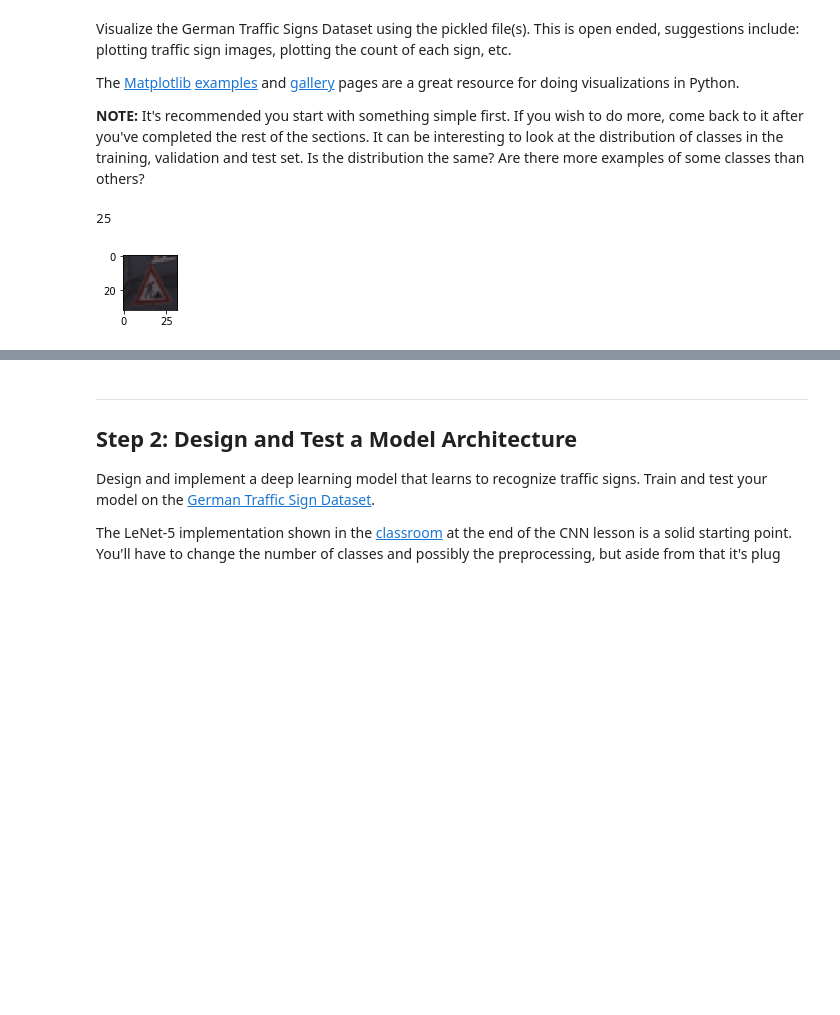
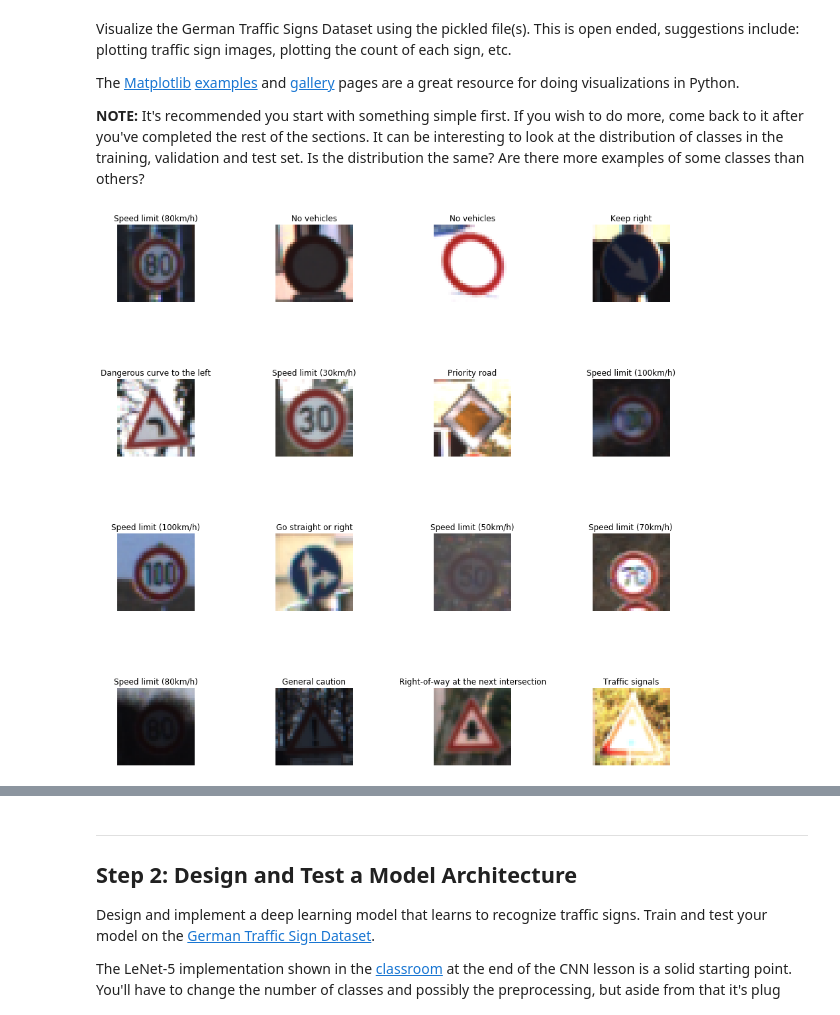
Before and after one commit to CK-Liu/P3-Traffic-Sign-Classifier, a Jupyter notebook: Traffic_Sign_Classifier.ipynb, the cells around one changed output, grey strips where cells are left out. Cells and saved outputs as stored; diff of their text form; code cells hidden in the pictures; blank space fills up the shorter version.

```diff
--- a/Traffic_Sign_Classifier.ipynb
+++ b/Traffic_Sign_Classifier.ipynb
@@ -154,20 +95,49 @@ Visualize the German Traffic Signs Dataset using the pickled file(s). This is op
 The [Matplotlib](http://matplotlib.org/) [examples](http://matplotlib.org/examples/index.html) and [gallery](http://matplotlib.org/gallery.html) pages are a great resource for doing visualizations in Python.
 
 **NOTE:** It's recommended you start with something simple first. If you wish to do more, come back to it after you've completed the rest of the sections. It can be interesting to look at the distribution of classes in the training, validation and test set. Is the distribution the same? Are there more examples of some classes than others?
+# %%
+### Data exploration visualization code goes here.
+### Feel free to use as many code cells as needed.
+import os
+import csv
+
+with open('signnames.csv', mode='r') as f:
+    fread = csv.reader(f)
+    next(fread, f)
+    sign_labels = [rows[1] for rows in fread]
 # %%
 ### Data exploration visualization code goes here.
 ### Feel free to use as many code cells as needed.
 import matplotlib.pyplot as plt
+import matplotlib.gridspec as gridspec
+
 # Visualizations will be shown in the notebook.
+
 %matplotlib inline
 import random
+import numpy as np
+%matplotlib inline
 
-index = random.randint(0, len(X_train))
-image = X_train[index].squeeze()
+def plot_row_col(rows,cols,X,y):
 
-plt.figure(figsize=(1,1))
-plt.imshow(image)
-print(y_train[index])
+    plt.figure(figsize = (15,15))
+    grid = gridspec.GridSpec(rows,rows)
+    # set the spacing between axes.
+    grid.update(wspace=1, hspace=1)
+
+    for i in range(rows*cols):
+        img_plt = plt.subplot(grid[i])
+        plt.axis('on')
+        img_plt.set_xticklabels([])
+        img_plt.set_yticklabels([])
+        img_plt.set_aspect('equal')
+        index = np.random.randint(0,len(X))
+        plt.imshow(X[index])
+        plt.title(sign_labels[int(y_train[index])])
+#        plt.text(2, 4, str(sign_labels[y[index]]), color='k', backgroundcolor='m')
+        plt.axis('off')
+    plt.show()
+
+plot_row_col(4,4,X_train,y_train)
 # %% [output]
-25
-[figure, old version]
+[figure, new version]
```
Also changed, not shown: parts of 22 cells of this notebook, 8 other files.
